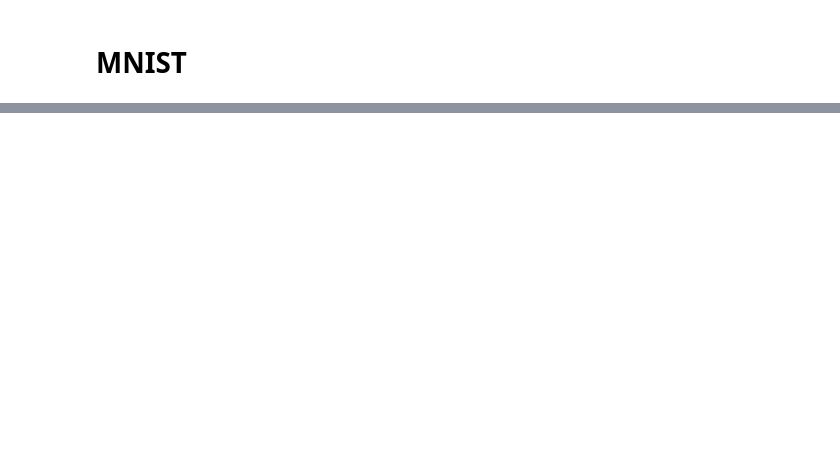
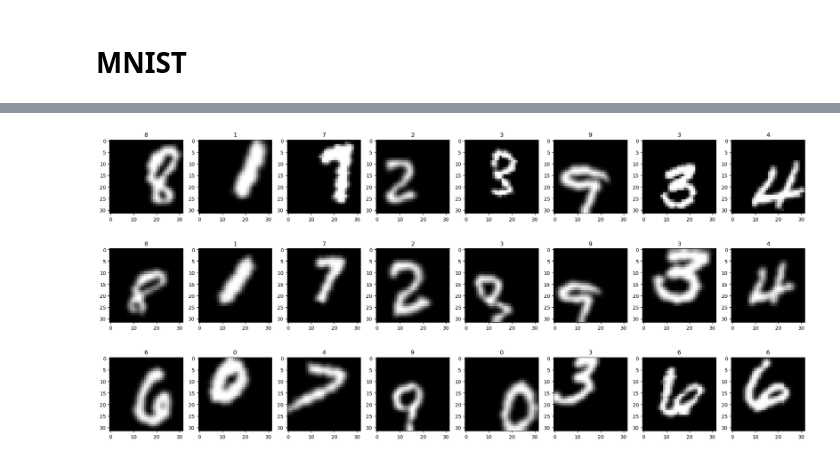
Before and after one commit to erlandbo/scalablessl, a Jupyter notebook: scl/DataAugmentation.py.ipynb, the cells around one changed output, grey strips where cells are left out. Drawn from its saved outputs; the diff is of its cells as text; code cells hidden in the pictures; blank space fills up the shorter version.

```diff
--- a/scl/DataAugmentation.py.ipynb
+++ b/scl/DataAugmentation.py.ipynb
@@ -149,0 +252,6 @@ plot_imgs(x_j * torch.tensor(std)[None, :, None, None] + torch.tensor(mean)[None
+# %%
+aug_imgs = x_i, xhat_i, x_j
+labels = [y_i, y_i, y_j]
+plot_slc_imgs(aug_imgs, labels, mean, std)
+# %% [output]
+[figure, added]
```
Also changed, not shown: parts of 35 cells of this notebook, 5 other files.
